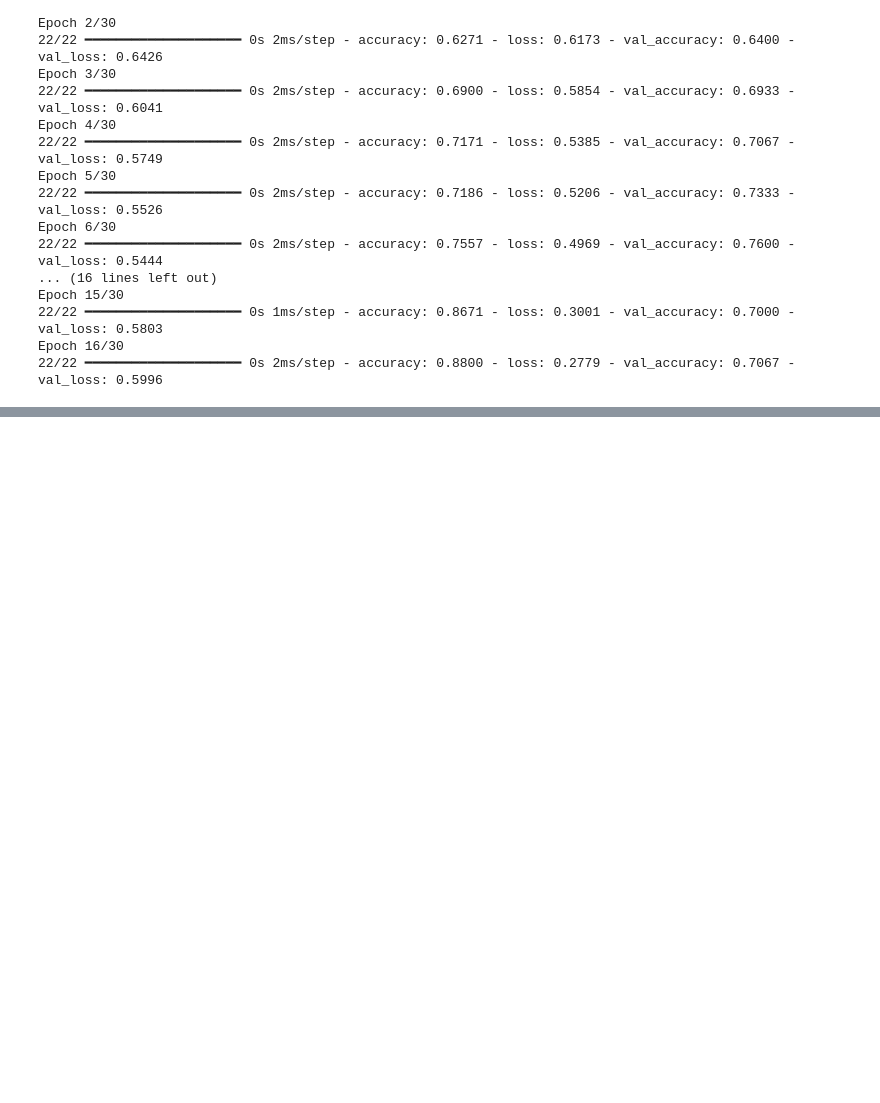
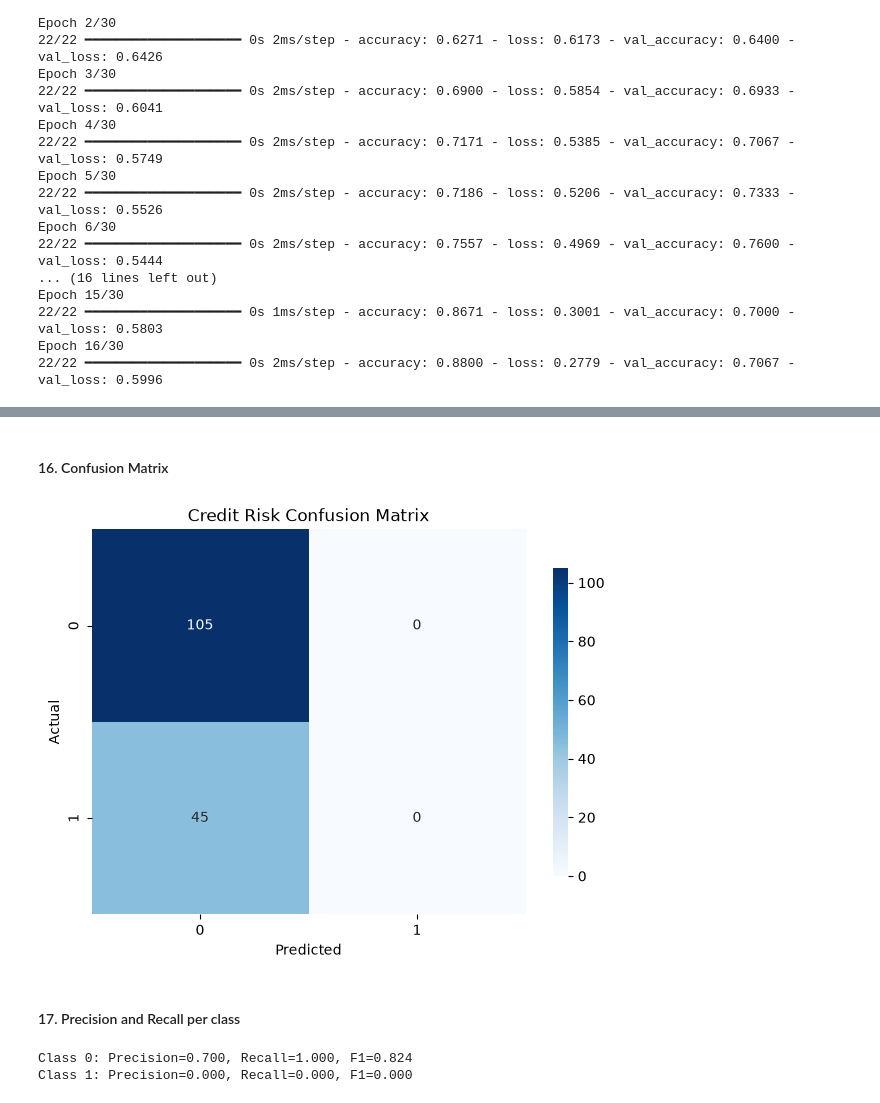
Before and after one commit to seelneas/credit_risk_ann, a Jupyter notebook: credit_risk_ann.ipynb, the cells around one changed output, grey strips where cells are left out. Saved outputs shown, nothing was run; the diff lists cells and outputs as text; code cells hidden in the pictures; blank space fills up the shorter version.

```diff
--- a/credit_risk_ann.ipynb
+++ b/credit_risk_ann.ipynb
@@ -371,0 +398,10 @@ Epoch 16/30
+# %%
+test_loss, test_accuracy = model.evaluate(X_test_scaled, y_test, verbose=0)
+print("Test loss:", test_loss)
+print("Test accuracy:", test_accuracy)
+
+# TODO: Predict class probabilities and classes
+probabilities = model.predict(X_test_scaled, verbose=0)
+predictions = np.argmax(probabilities, axis=1)
+
+print(classification_report(y_test, predictions))
@@ -371,0 +419,25 @@ Epoch 16/30
+# %% [markdown]
+#### 16. Confusion Matrix
+# %%
+cm = confusion_matrix(y_test, predictions)
+
+plt.figure(figsize=(7,5))
+sns.heatmap(cm, annot=True, fmt="d", cmap="Blues", cbar_kws={"shrink": 0.8})
+plt.xlabel("Predicted")
+plt.ylabel("Actual")
+plt.title("Credit Risk Confusion Matrix")
+plt.show()
+# %% [output]
+[figure, added]
+# %% [markdown]
+#### 17. Precision and Recall per class
+# %%
+precision = precision_score(y_test, predictions, average=None, zero_division=0)
+recall = recall_score(y_test, predictions, average=None, zero_division=0)
+f1 = f1_score(y_test, predictions, average=None, zero_division=0)
+
+for i in range(2):
+    print(f"Class {i}: Precision={precision[i]:.3f}, Recall={recall[i]:.3f}, F1={f1[i]:.3f}")
+# %% [output]
+Class 0: Precision=0.700, Recall=1.000, F1=0.824
+Class 1: Precision=0.000, Recall=0.000, F1=0.000
```
Also changed, not shown: parts of 5 cells of this notebook.
